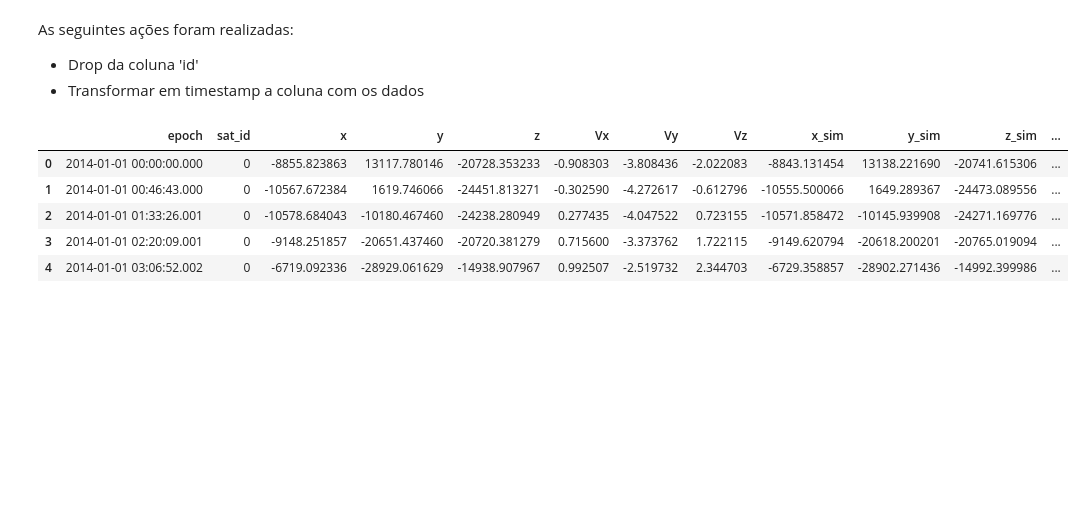
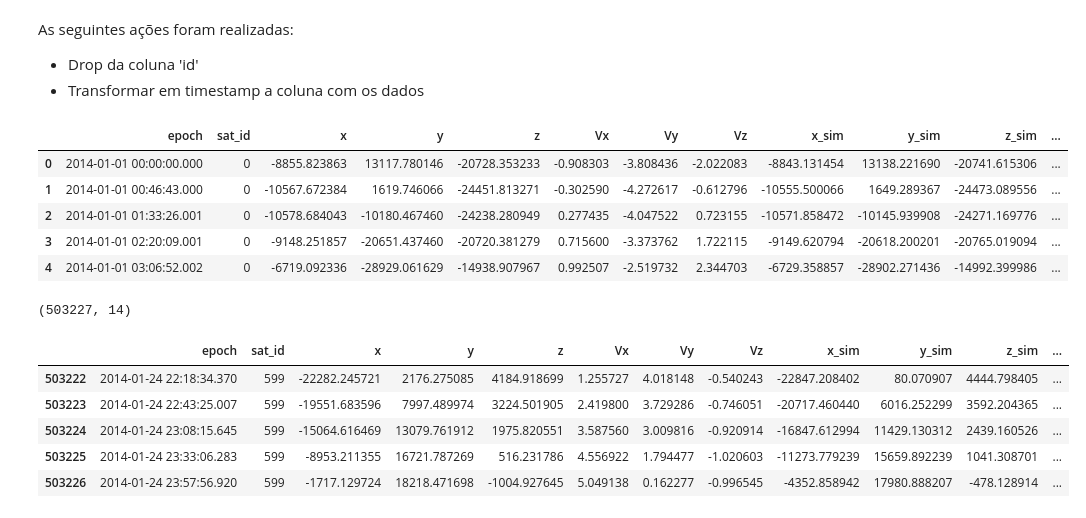
Before and after one commit to camilabga/positions-satellites, a Jupyter notebook: notebooks/00_analise_dados.ipynb, the cells around one changed output. Cells and saved outputs as stored; diff of their text form; code cells hidden in the pictures; blank space fills up the shorter version.

```diff
--- a/notebooks/00_analise_dados.ipynb
+++ b/notebooks/00_analise_dados.ipynb
@@ -37,3 +44,16 @@ df.head()
 | 2 | 2014-01-01 01:33:26.001 | 0 | -10578.684043 | -10180.467460 | -24238.280949 | 0.277435 | -4.047522 | 0.723155 | -10571.858472 | -10145.939908 | -24271.169776 | ... |
 | 3 | 2014-01-01 02:20:09.001 | 0 | -9148.251857 | -20651.437460 | -20720.381279 | 0.715600 | -3.373762 | 1.722115 | -9149.620794 | -20618.200201 | -20765.019094 | ... |
 | 4 | 2014-01-01 03:06:52.002 | 0 | -6719.092336 | -28929.061629 | -14938.907967 | 0.992507 | -2.519732 | 2.344703 | -6729.358857 | -28902.271436 | -14992.399986 | ... |
+# %%
+df.shape
+# %% [output]
+(503227, 14)
+# %%
+df.tail()
+# %% [output]
+|  | epoch | sat_id | x | y | z | Vx | Vy | Vz | x_sim | y_sim | z_sim | ... |
+| 503222 | 2014-01-24 22:18:34.370 | 599 | -22282.245721 | 2176.275085 | 4184.918699 | 1.255727 | 4.018148 | -0.540243 | -22847.208402 | 80.070907 | 4444.798405 | ... |
+| 503223 | 2014-01-24 22:43:25.007 | 599 | -19551.683596 | 7997.489974 | 3224.501905 | 2.419800 | 3.729286 | -0.746051 | -20717.460440 | 6016.252299 | 3592.204365 | ... |
+| 503224 | 2014-01-24 23:08:15.645 | 599 | -15064.616469 | 13079.761912 | 1975.820551 | 3.587560 | 3.009816 | -0.920914 | -16847.612994 | 11429.130312 | 2439.160526 | ... |
+| 503225 | 2014-01-24 23:33:06.283 | 599 | -8953.211355 | 16721.787269 | 516.231786 | 4.556922 | 1.794477 | -1.020603 | -11273.779239 | 15659.892239 | 1041.308701 | ... |
+| 503226 | 2014-01-24 23:57:56.920 | 599 | -1717.129724 | 18218.471698 | -1004.927645 | 5.049138 | 0.162277 | -0.996545 | -4352.858942 | 17980.888207 | -478.128914 | ... |
```
Also changed, not shown: parts of 13 cells of this notebook.
